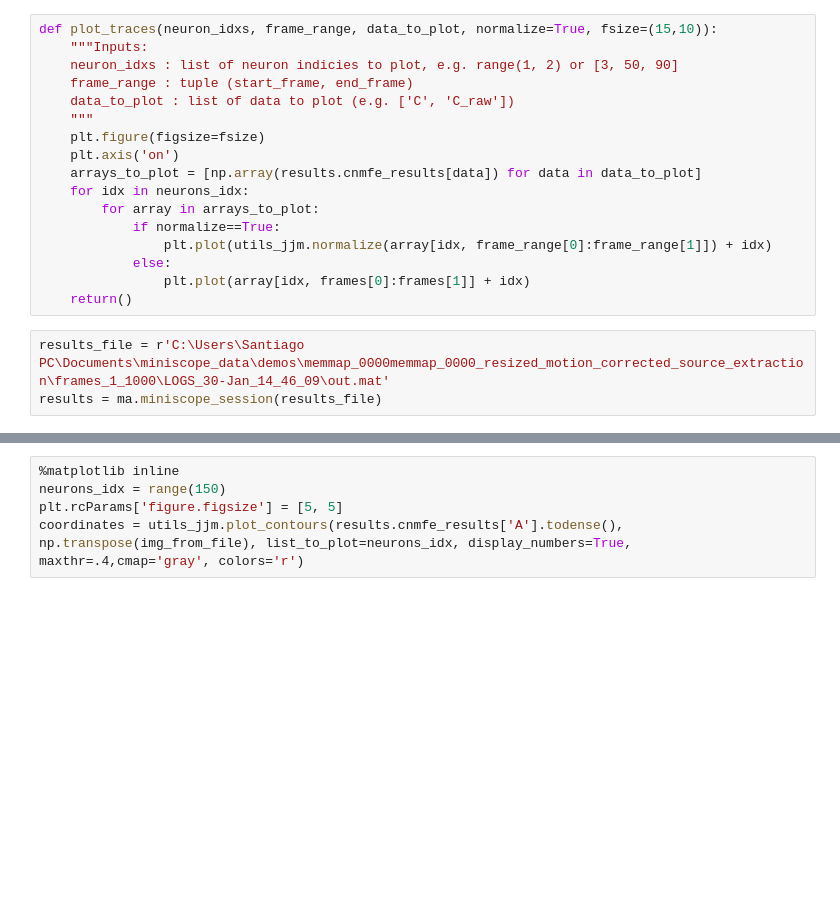
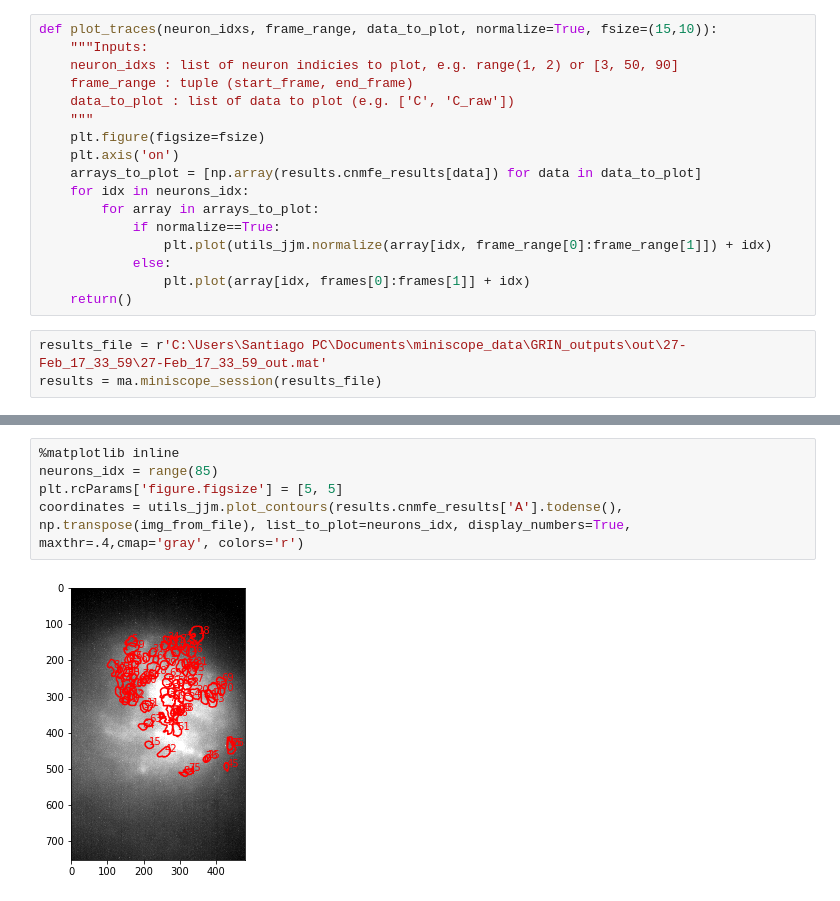
Before and after one commit to santiagochacin/post_cmfe_analysis, a Jupyter notebook: open_field_cnmfe_analysis_sc_clean.ipynb, the cells around one changed output, grey strips where cells are left out. Cells and saved outputs as stored; diff of their text form; blank space fills up the shorter version.

```diff
--- a/open_field_cnmfe_analysis_sc_clean.ipynb
+++ b/open_field_cnmfe_analysis_sc_clean.ipynb
@@ -50,7 +50,7 @@ def plot_traces(neuron_idxs, frame_range, data_to_plot, normalize=True, fsize=(1
                 plt.plot(array[idx, frames[0]:frames[1]] + idx)
     return()
 # %%
-results_file = r'C:\Users\Santiago PC\Documents\miniscope_data\demos\memmap_0000memmap_0000_resized_motion_corrected_source_extraction\frames_1_1000\LOGS_30-Jan_14_46_09\out.mat'
+results_file = r'C:\Users\Santiago PC\Documents\miniscope_data\GRIN_outputs\out\27-Feb_17_33_59\27-Feb_17_33_59_out.mat'
 results = ma.miniscope_session(results_file)
 # %%
 img_file = '/Users/Santiago PC/Documents/MiniscopeMovies/GRIN032/memmap_0000memmap_0023_resized_source_extraction_20-01-09.187/H17_M30_S22msCam2_f29.tif'
@@ -59,8 +62,10 @@ plt.imshow(img_from_file, cmap='gray')
 # %%
 %matplotlib inline
-neurons_idx = range(150)
+neurons_idx = range(85)
 plt.rcParams['figure.figsize'] = [5, 5]
 coordinates = utils_jjm.plot_contours(results.cnmfe_results['A'].todense(), np.transpose(img_from_file), list_to_plot=neurons_idx, display_numbers=True, maxthr=.4,cmap='gray', colors='r')
+# %% [output]
+[figure, added]
 # %%
 def chunks(lst, n):
     """Yield successive n-sized chunks from lst."""
```
Also changed, not shown: parts of 8 cells of this notebook.
